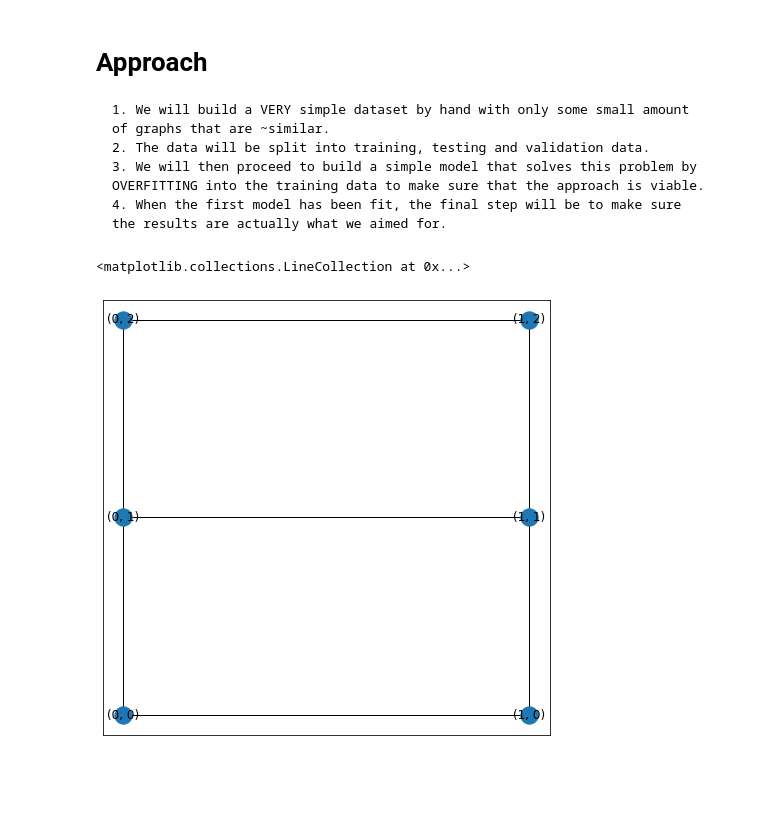
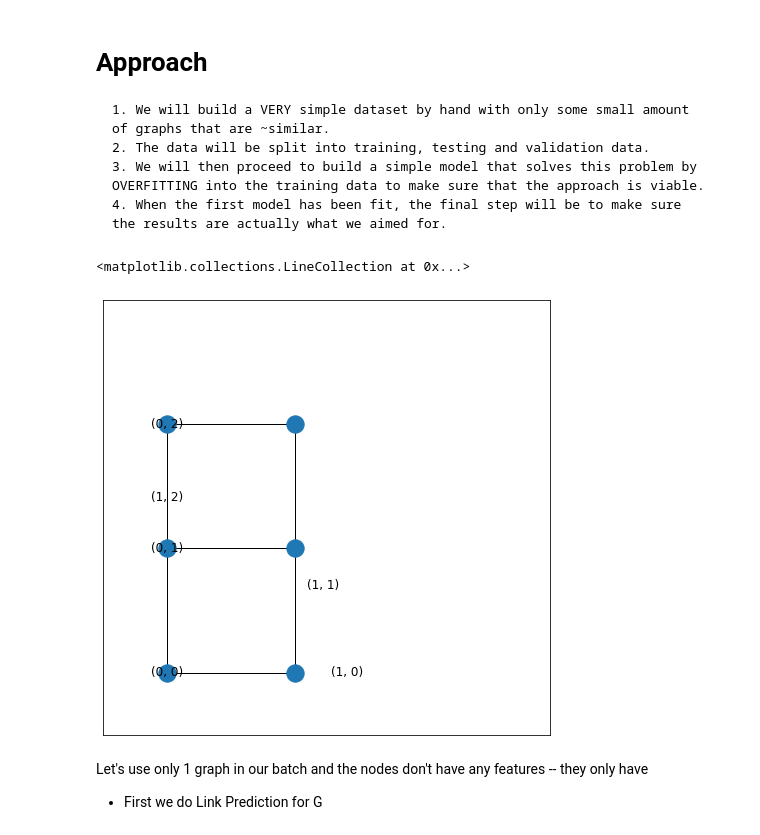
Before and after one commit to pekka-aleksi/NN-demos, a Jupyter notebook: 01 Inverting a Graph.ipynb, the cells around one changed output. Saved outputs shown, nothing was run; the diff lists cells and outputs as text; code cells hidden in the pictures; blank space fills up the shorter version.

```diff
--- a/01 Inverting a Graph.ipynb
+++ b/01 Inverting a Graph.ipynb
@@ -30,14 +40,14 @@ Do we actually need to split this into 2 problems:
 # %%
 M, N = 2, 3
 
-G = networkx.generators.lattice.grid_2d_graph(M, map(int, np.linspace(0, N-1, N)))
+G = nx.generators.lattice.grid_2d_graph(M, map(int, np.linspace(0, N-1, N)))
+original_graph = deepcopy(G)
 
-plt.figure(figsize=(8,8))
+nx.set_node_attributes(G, {k: {'features': [0.0]} for k in G.nodes()})
+nx.set_edge_attributes(G, {k: {'features': [0.0]} for k in G.edges()})
 
-pos = {a:a for a,b in G.nodes().data() }
-nx.draw_networkx_labels(G, pos=pos)
-nx.draw_networkx_nodes(G, pos=pos)
-nx.draw_networkx_edges(G, pos=pos)
+G = nx.convert_node_labels_to_integers(G)
+
+GRAPHS_TUPLES = gn.utils_np.networkxs_to_graphs_tuple([G])
+
+GRAPHS_TUPLES = gn.utils_tf.set_zero_global_features(GRAPHS_TUPLES, 1, dtype=np.float64)
-# %% [output]
-<matplotlib.collections.LineCollection at 0x...>
-[figure, removed]
@@ -43,0 +66,15 @@ nx.draw_networkx_edges(G, pos=pos)
+# %%
+
+pos = {index: coord for index,(coord,_) in zip(G.nodes(), original_graph.nodes(data=True)) }
+
+label_pos=[(x*np.sqrt(2-0.5*y**2), y*np.sqrt(1-0.5*x**2)) for x,y in pos.values()]
+
+plt.figure(figsize=(8,8))
+plt.xlim(-0.5,3)
+plt.ylim(-0.5, 3)
+nx.draw_networkx_labels(G, pos=label_pos, labels=pos)
+nx.draw_networkx_nodes(G, pos=pos)
+nx.draw_networkx_edges(G, pos=pos)
+# %% [output]
+<matplotlib.collections.LineCollection at 0x...>
+[figure, added]
@@ -43,0 +92,4 @@ nx.draw_networkx_edges(G, pos=pos)
+# %% [markdown]
+Let's use only 1 graph in our batch and the nodes don't have any features -- they only have
+
+* First we do Link Prediction for G
```
Also changed, not shown: parts of 7 cells of this notebook, 2 other files.
